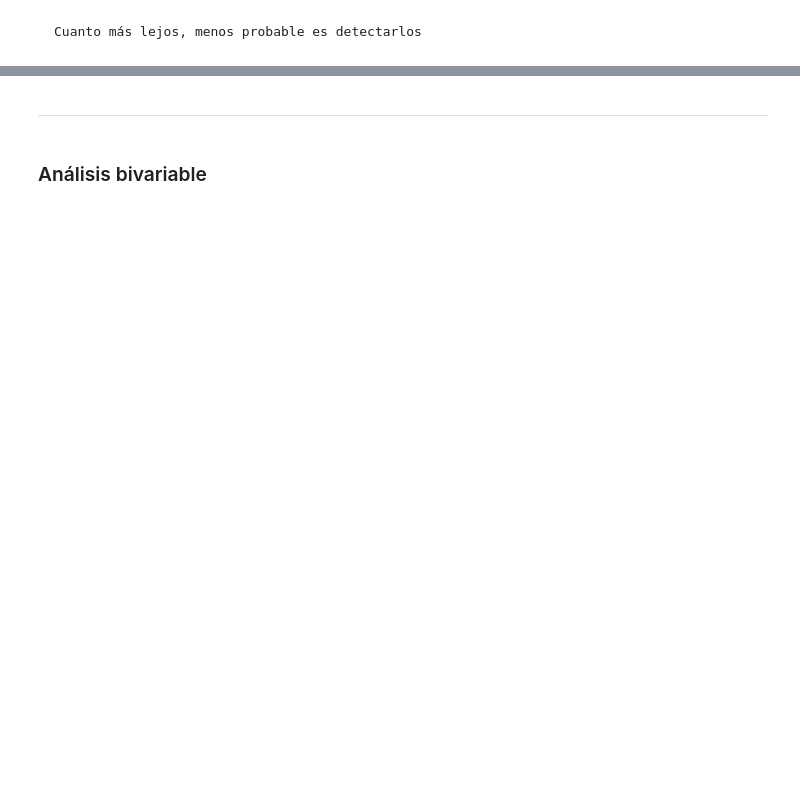
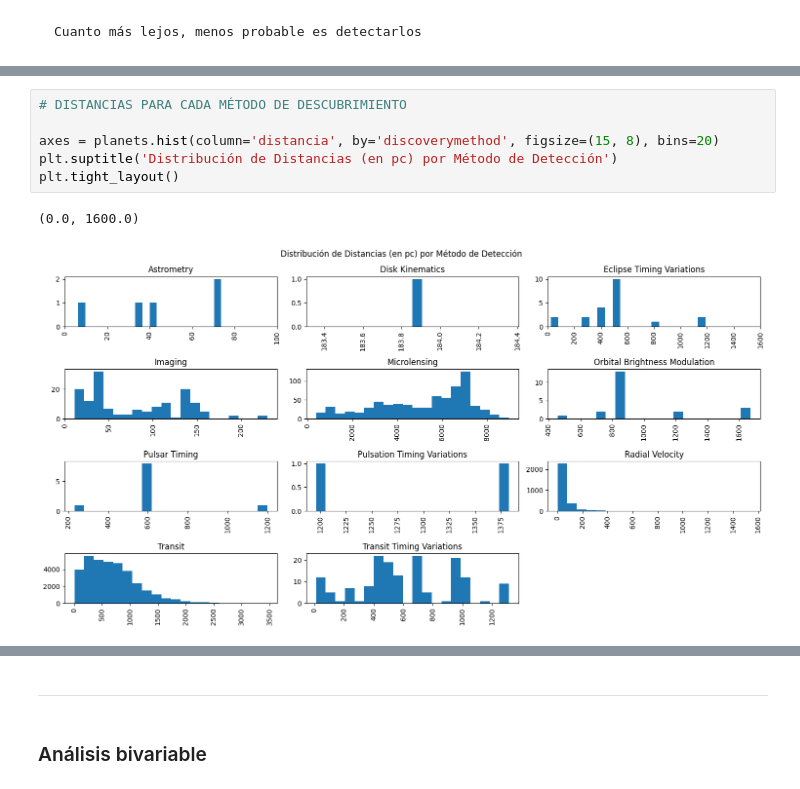
Before and after one commit to mario-amaro/IASCA, a Jupyter notebook: Ejercicio_1.ipynb, the cells around one changed output, grey strips where cells are left out. Saved outputs shown, nothing was run; the diff lists cells and outputs as text; blank space fills up the shorter version.

```diff
--- a/Ejercicio_1.ipynb
+++ b/Ejercicio_1.ipynb
@@ -207,0 +237,9 @@ Text(0.5, 0, 'parsec')
+# %%
+# DISTANCIAS PARA CADA MÉTODO DE DESCUBRIMIENTO
+
+axes = planets.hist(column='distancia', by='discoverymethod', figsize=(15, 8), bins=20)
+plt.suptitle('Distribución de Distancias (en pc) por Método de Detección')
+plt.tight_layout()
+# %% [output]
+(0.0, 1600.0)
+[figure, added]
```
Also changed, not shown: parts of 17 cells of this notebook.
